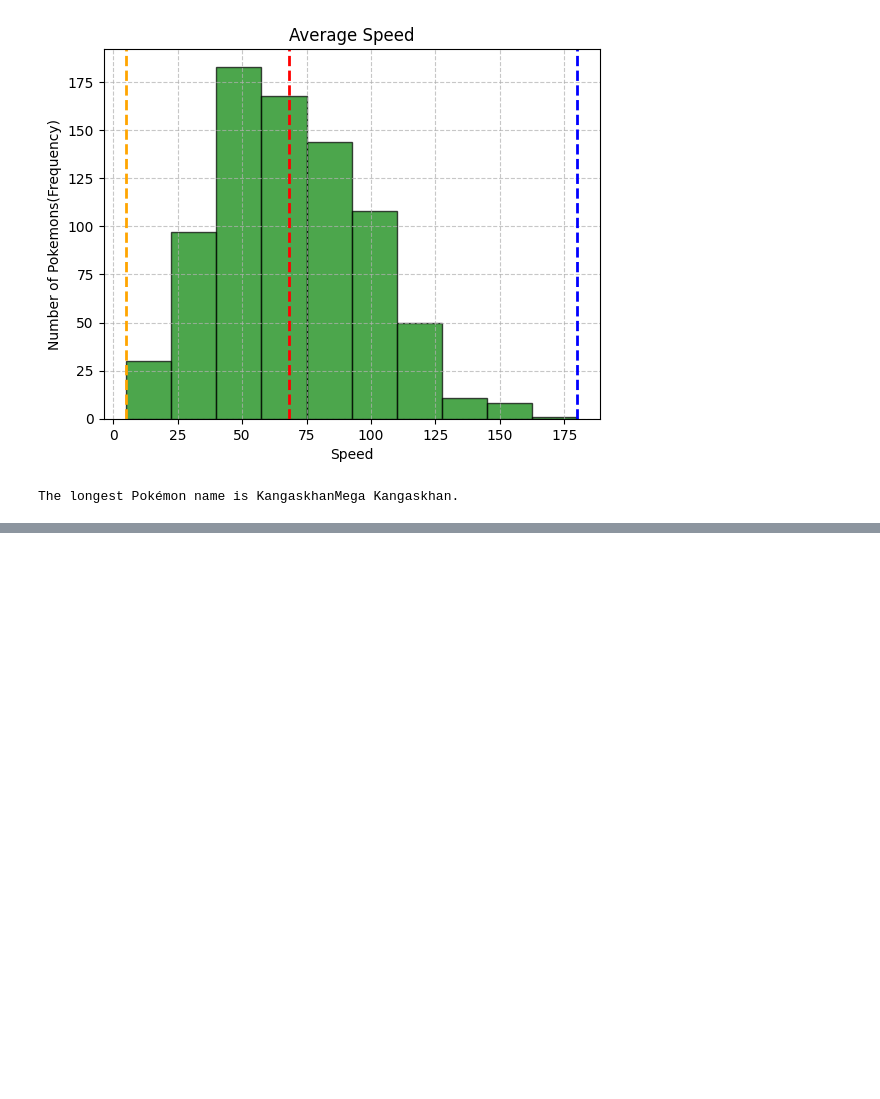
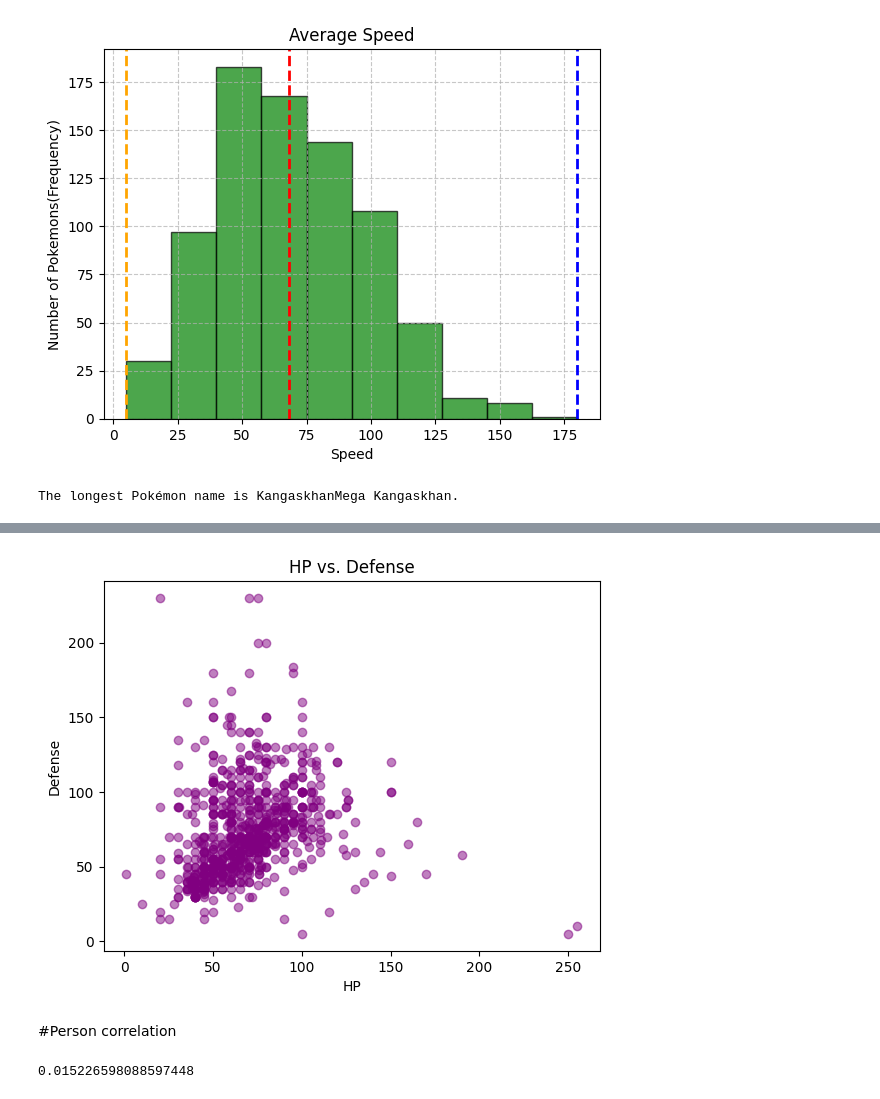
Before and after one commit to svetajamkina/PYTHON, a Jupyter notebook: Pokemon1_3_08.ipynb, the cells around one changed output, grey strips where cells are left out. Drawn from its saved outputs; the diff is of its cells as text; code cells hidden in the pictures; blank space fills up the shorter version.

```diff
--- a/Pokemon1_3_08.ipynb
+++ b/Pokemon1_3_08.ipynb
@@ -355,0 +405,12 @@ The longest Pokémon name is KangaskhanMega Kangaskhan.
+# %%
+#scatterplot for variables: HP ja Defence
+
+plt.scatter(pokemon_df['HP'], pokemon_df['Defense'], color='purple', alpha=0.5)
+plt.xlabel('HP')
+plt.ylabel('Defense')
+plt.title('HP vs. Defense')
+plt.show()
+# %% [output]
+[figure, added]
+# %% [markdown]
+#Person correlation
@@ -355,0 +426,6 @@ The longest Pokémon name is KangaskhanMega Kangaskhan.
+# %%
+# Person correlation between Speed/Defence
+correlation2 = pokemon_df['Speed'].corr(pokemon_df['Defense'])
+correlation2
+# %% [output]
+0.015226598088597448
```
Also changed, not shown: parts of 19 cells of this notebook.
